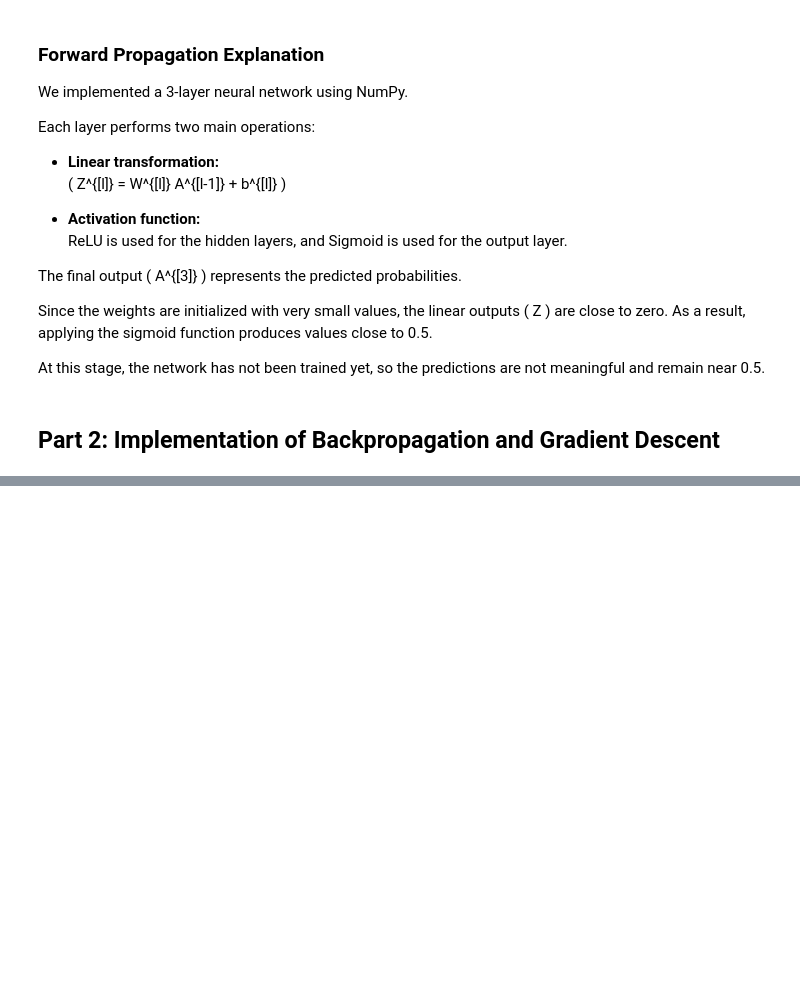
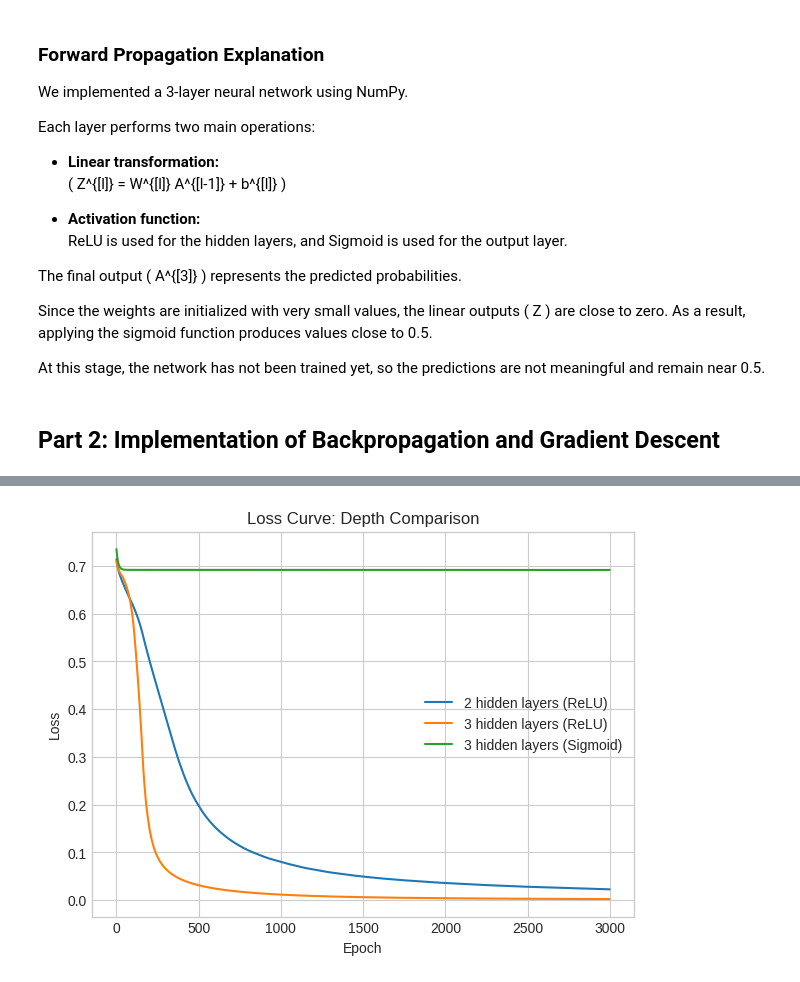
Before and after one commit to hyuan0929/MultiLayerPerceptrons_Workshop, a Jupyter notebook: MultiLayerPerceptrons_Workshop.ipynb, the cells around one changed output, grey strips where cells are left out. Saved outputs shown, nothing was run; the diff lists cells and outputs as text; code cells hidden in the pictures; blank space fills up the shorter version.

```diff
--- a/MultiLayerPerceptrons_Workshop.ipynb
+++ b/MultiLayerPerceptrons_Workshop.ipynb
@@ -1072,0 +1449,25 @@ You now have a foundational understanding of one of the most important models in
+# %%
+
+shallow_relu = train_mlp(X, Y, hidden_layers=(8, 6), hidden_activation='relu',
+                         learning_rate=0.1, epochs=3000, seed=1)
+
+deep_relu = train_mlp(X, Y, hidden_layers=(8, 6, 4), hidden_activation='relu',
+                      learning_rate=0.1, epochs=3000, seed=1)
+
+deep_sigmoid = train_mlp(X, Y, hidden_layers=(8, 6, 4), hidden_activation='sigmoid',
+                         learning_rate=0.1, epochs=3000, seed=1)
+
+print("Shallow ReLU final loss:", shallow_relu['losses'][-1], "accuracy:", shallow_relu['accuracy'])
+print("Deep ReLU final loss:", deep_relu['losses'][-1], "accuracy:", deep_relu['accuracy'])
+print("Deep Sigmoid final loss:", deep_sigmoid['losses'][-1], "accuracy:", deep_sigmoid['accuracy'])
+
+plt.figure(figsize=(7, 5))
+plt.plot(shallow_relu['losses'], label='2 hidden layers (ReLU)')
+plt.plot(deep_relu['losses'], label='3 hidden layers (ReLU)')
+plt.plot(deep_sigmoid['losses'], label='3 hidden layers (Sigmoid)')
+plt.title("Loss Curve: Depth Comparison")
+plt.xlabel("Epoch")
+plt.ylabel("Loss")
+plt.legend()
+plt.show()
+# %% [output]
@@ -1072,0 +1477 @@ You now have a foundational understanding of one of the most important models in
+[figure, added]
```
Also changed, not shown: parts of 23 cells of this notebook.
